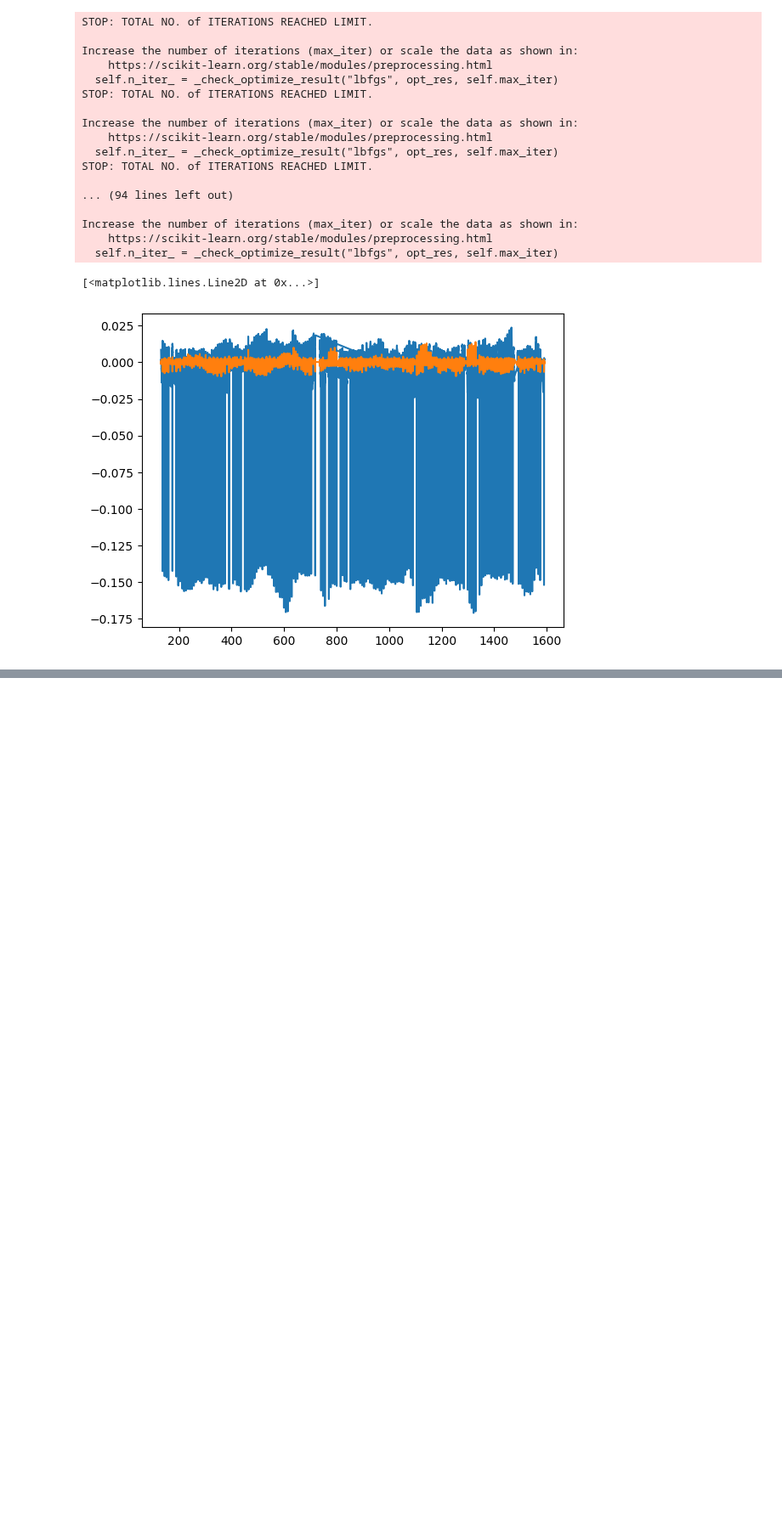
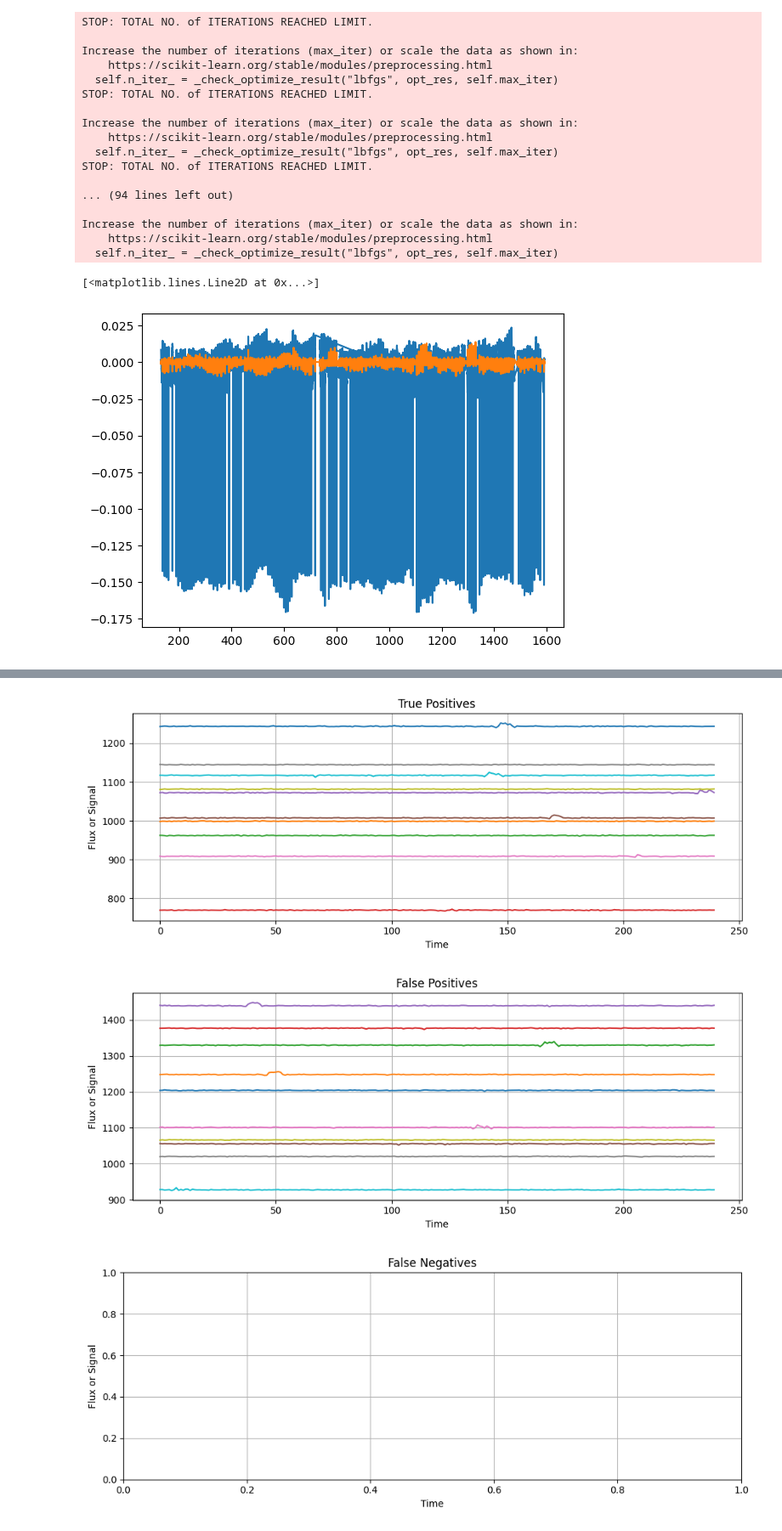
Before and after one commit to sfremy/astro_tools, a Jupyter notebook: prefold_automated.ipynb, the cells around one changed output, grey strips where cells are left out. Shown at 85% size. Saved outputs shown, nothing was run; the diff lists cells and outputs as text; code cells hidden in the pictures; blank space fills up the shorter version.

```diff
--- a/prefold_automated.ipynb
+++ b/prefold_automated.ipynb
@@ -139,0 +255,30 @@ Increase the number of iterations (max_iter) or scale the data as shown in:
+# %%
+tp_mask = (true_segments == 1) & (predictions == 1)
+fp_mask = (true_segments == 0) & (predictions == 1)
+tn_mask = (true_segments == 0) & (predictions == 0)
+fn_mask = (true_segments == 1) & (predictions == 0)
+
+eval_tp = eval_grid[tp_mask]
+eval_fp = eval_grid[fp_mask]
+eval_tn = eval_grid[tn_mask]
+eval_fn = eval_grid[fn_mask]
+
+def plot_group(group_data, title, max_series=10):
+    plt.figure(figsize=(10, 4))
+    for i, ts in enumerate(group_data[:max_series]):
+        plt.plot(ts, label=f'Sample {i}')
+    plt.title(title)
+    plt.xlabel("Time")
+    plt.ylabel("Flux or Signal")
+    plt.grid(True)
+    plt.tight_layout()
+    plt.show()
+
+plot_group(eval_tp, "True Positives")
+plot_group(eval_fp, "False Positives")
+plot_group(eval_fn, "False Negatives")
+plot_group(eval_tn, "True Negatives")
+# %% [output]
+[figure, added]
+[figure, added]
+[figure, added]
```
Also changed, not shown: parts of 6 cells of this notebook, 3 other files.
